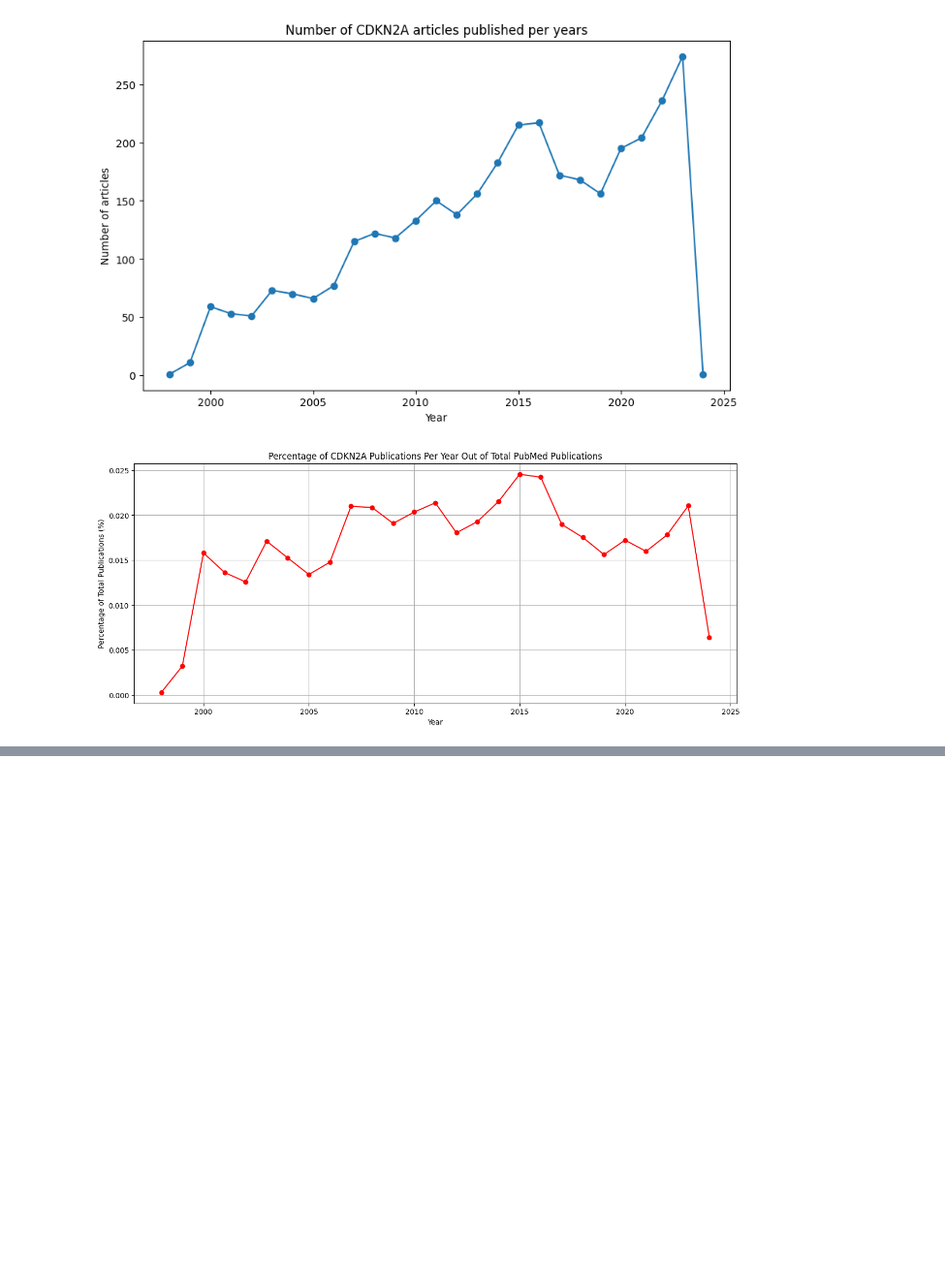
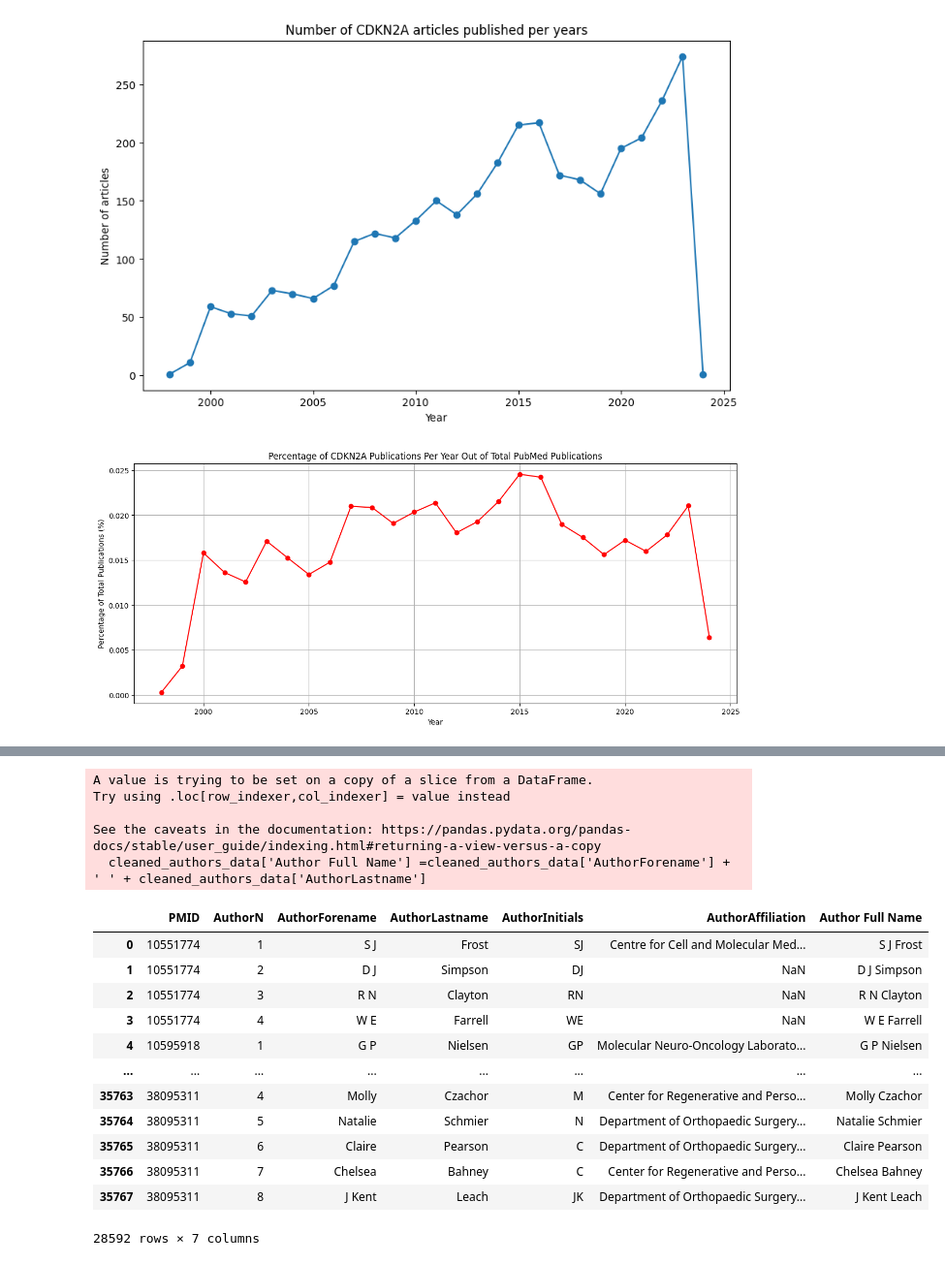
Before and after one commit to Sherryqilin/Assessment2_skills, a Jupyter notebook: Skills2.ipynb, the cells around one changed output, grey strips where cells are left out. Shown: that part at 97% size. Cells and saved outputs as stored; diff of their text form; code cells hidden in the pictures; blank space fills up the shorter version.

```diff
--- a/Skills2.ipynb
+++ b/Skills2.ipynb
@@ -47,0 +183,35 @@ plt.show()
+# %%
+# 计算每篇文章（PMID）的作者数量
+author_counts_per_paper = authors_data.groupby('PMID').size()
+
+# 找出作者数量超过25的文章的PMID
+papers_with_many_authors = author_counts_per_paper[author_counts_per_paper > 25].index
+
+# 从数据中清除
+cleaned_authors_data = authors_data[~authors_data['PMID'].isin(papers_with_many_authors)]
+
+# 查看清理后数据中最大的AuthorN值
+max_author_n_after_cleaning = cleaned_authors_data['AuthorN'].max()
+
+cleaned_authors_data['Author Full Name'] =cleaned_authors_data['AuthorForename'] + ' ' + cleaned_authors_data['AuthorLastname']
+
+cleaned_authors_data
+# %% [output]
+A value is trying to be set on a copy of a slice from a DataFrame.
+Try using .loc[row_indexer,col_indexer] = value instead
+
+See the caveats in the documentation: https://pandas.pydata.org/pandas-docs/stable/user_guide/indexing.html#returning-a-view-versus-a-copy
+  cleaned_authors_data['Author Full Name'] =cleaned_authors_data['AuthorForename'] + ' ' + cleaned_authors_data['AuthorLastname']
+|  | PMID | AuthorN | AuthorForename | AuthorLastname | AuthorInitials | AuthorAffiliation | Author Full Name |
+| 0 | 10551774 | 1 | S J | Frost | SJ | Centre for Cell and Molecular Med... | S J Frost |
+| 1 | 10551774 | 2 | D J | Simpson | DJ | NaN | D J Simpson |
+| 2 | 10551774 | 3 | R N | Clayton | RN | NaN | R N Clayton |
+| 3 | 10551774 | 4 | W E | Farrell | WE | NaN | W E Farrell |
+| 4 | 10595918 | 1 | G P | Nielsen | GP | Molecular Neuro-Oncology Laborato... | G P Nielsen |
+| ... | ... | ... | ... | ... | ... | ... | ... |
+| 35763 | 38095311 | 4 | Molly | Czachor | M | Center for Regenerative and Perso... | Molly Czachor |
+| 35764 | 38095311 | 5 | Natalie | Schmier | N | Department of Orthopaedic Surgery... | Natalie Schmier |
+| 35765 | 38095311 | 6 | Claire | Pearson | C | Department of Orthopaedic Surgery... | Claire Pearson |
+| 35766 | 38095311 | 7 | Chelsea | Bahney | C | Center for Regenerative and Perso... | Chelsea Bahney |
+| 35767 | 38095311 | 8 | J Kent | Leach | JK | Department of Orthopaedic Surgery... | J Kent Leach |
+28592 rows × 7 columns
```
Also changed, not shown: parts of 13 cells of this notebook.
